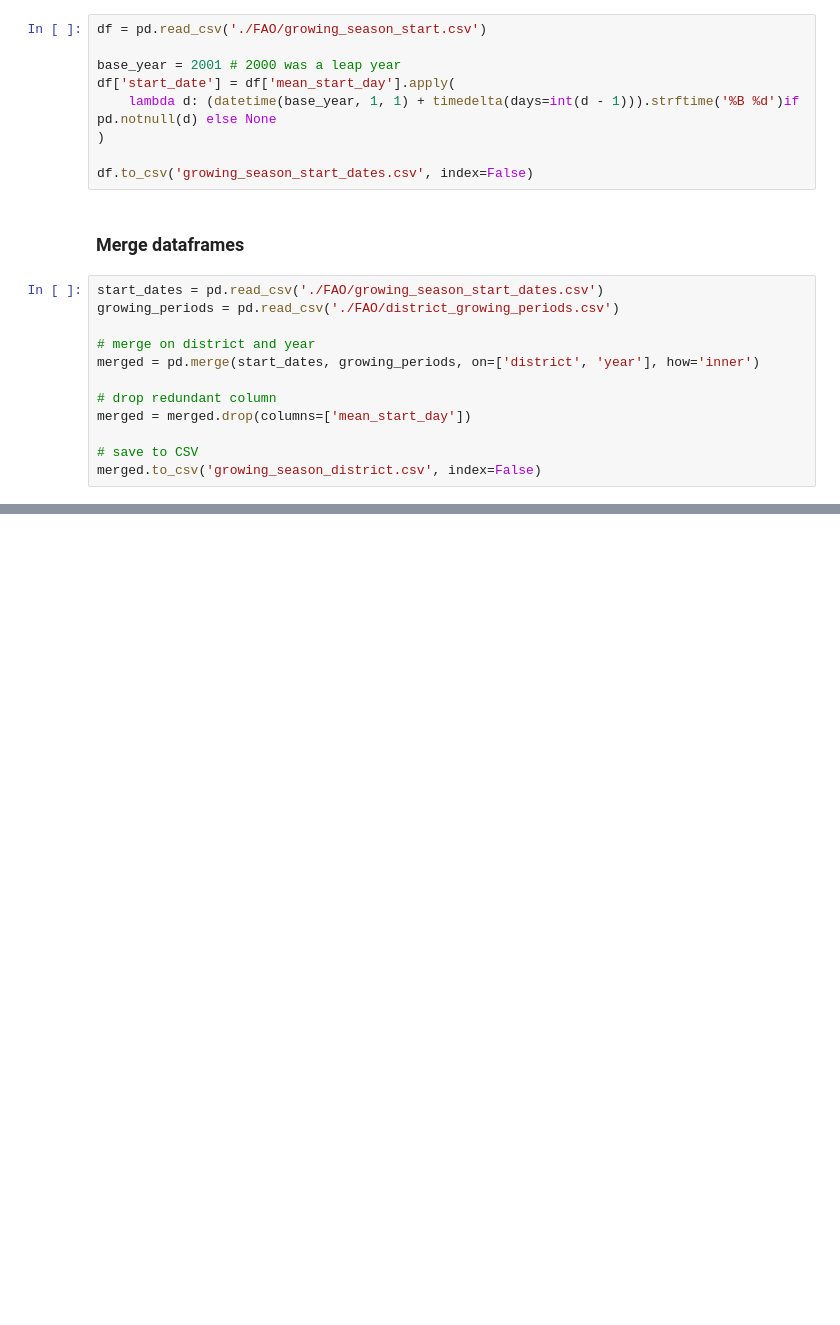
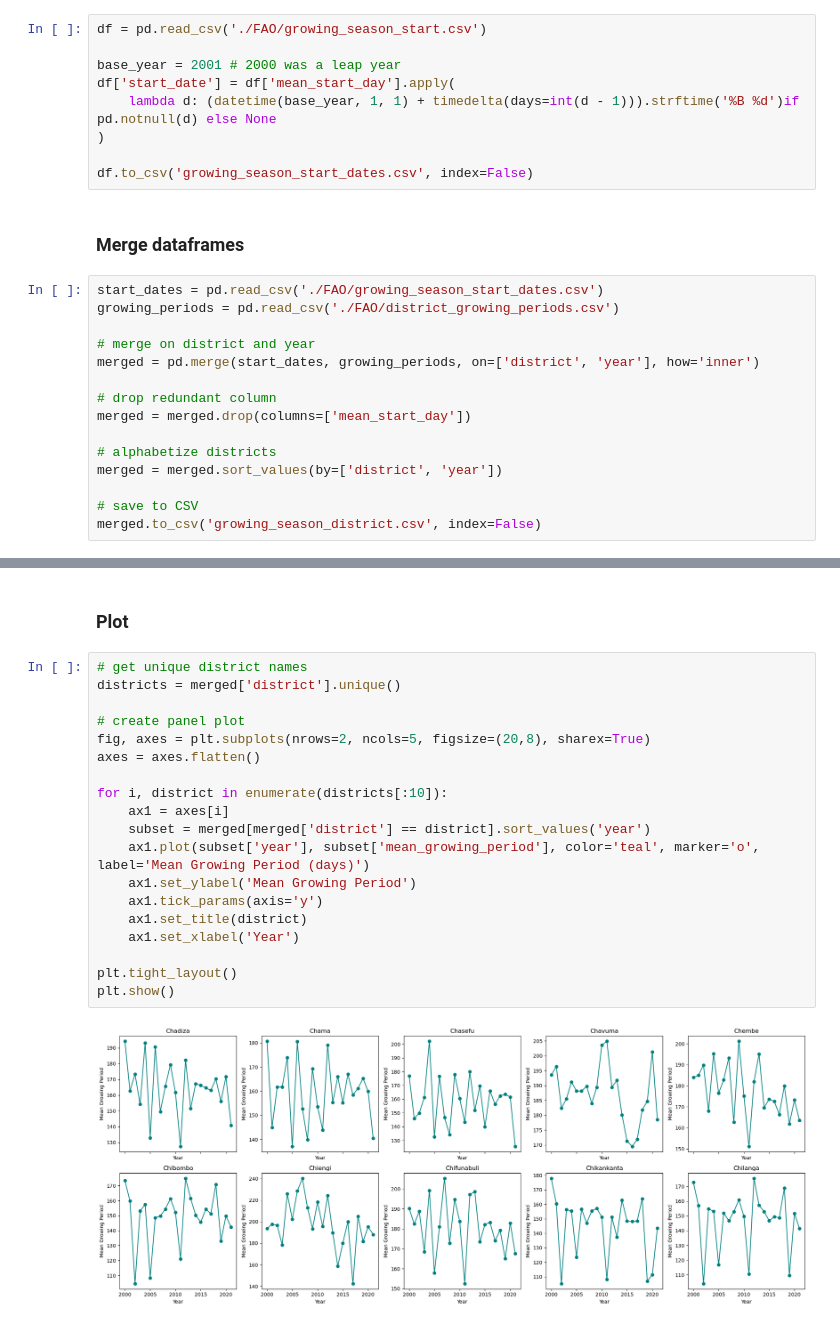
Before and after one commit to annamwaller/zambia, a Jupyter notebook: Growing_Season.ipynb, the cells around one changed output, grey strips where cells are left out. Drawn from its saved outputs; the diff is of its cells as text; blank space fills up the shorter version.

Commit message:
added line graphs

```diff
--- a/Growing_Season.ipynb
+++ b/Growing_Season.ipynb
@@ -173,5 +173,8 @@ merged = pd.merge(start_dates, growing_periods, on=['district', 'year'], how='in
 # drop redundant column
 merged = merged.drop(columns=['mean_start_day'])
 
+# alphabetize districts
+merged = merged.sort_values(by=['district', 'year'])
+
 # save to CSV
 merged.to_csv('growing_season_district.csv', index=False)
@@ -177,0 +190,23 @@ merged.to_csv('growing_season_district.csv', index=False)
+# %% [markdown]
+### Plot
+# %%
+# get unique district names
+districts = merged['district'].unique()
+
+# create panel plot
+fig, axes = plt.subplots(nrows=2, ncols=5, figsize=(20,8), sharex=True)
+axes = axes.flatten()
+
+for i, district in enumerate(districts[:10]):
+    ax1 = axes[i]
+    subset = merged[merged['district'] == district].sort_values('year')
+    ax1.plot(subset['year'], subset['mean_growing_period'], color='teal', marker='o', label='Mean Growing Period (days)')
+    ax1.set_ylabel('Mean Growing Period')
+    ax1.tick_params(axis='y')
+    ax1.set_title(district)
+    ax1.set_xlabel('Year')
+
+plt.tight_layout()
+plt.show()
+# %% [output]
+[figure, added]
```
Also changed, not shown: parts of 4 cells of this notebook.
